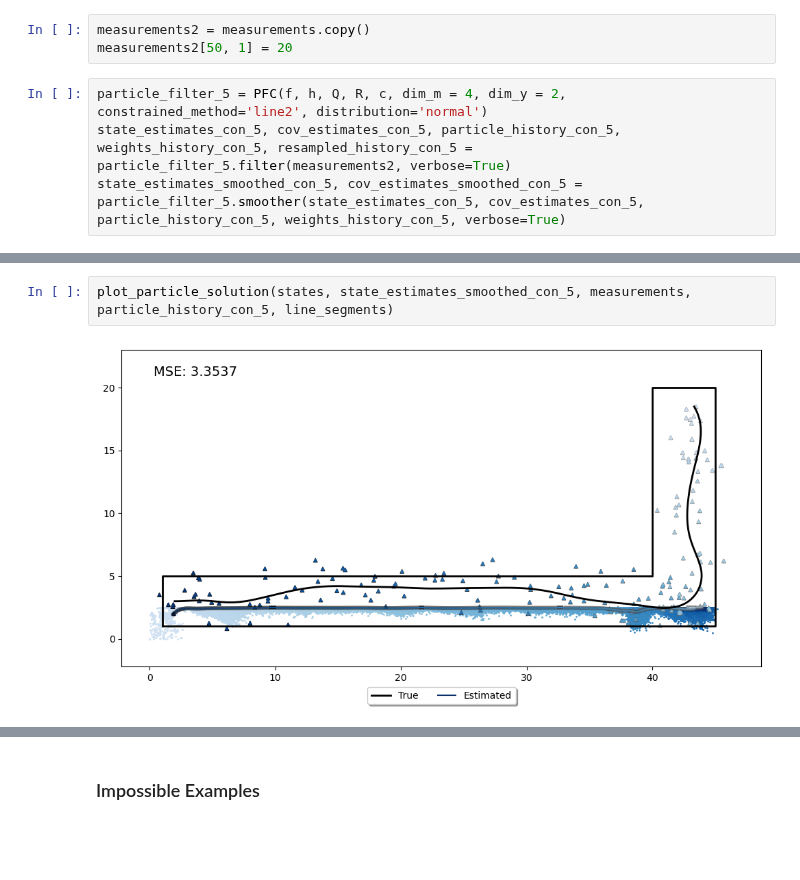
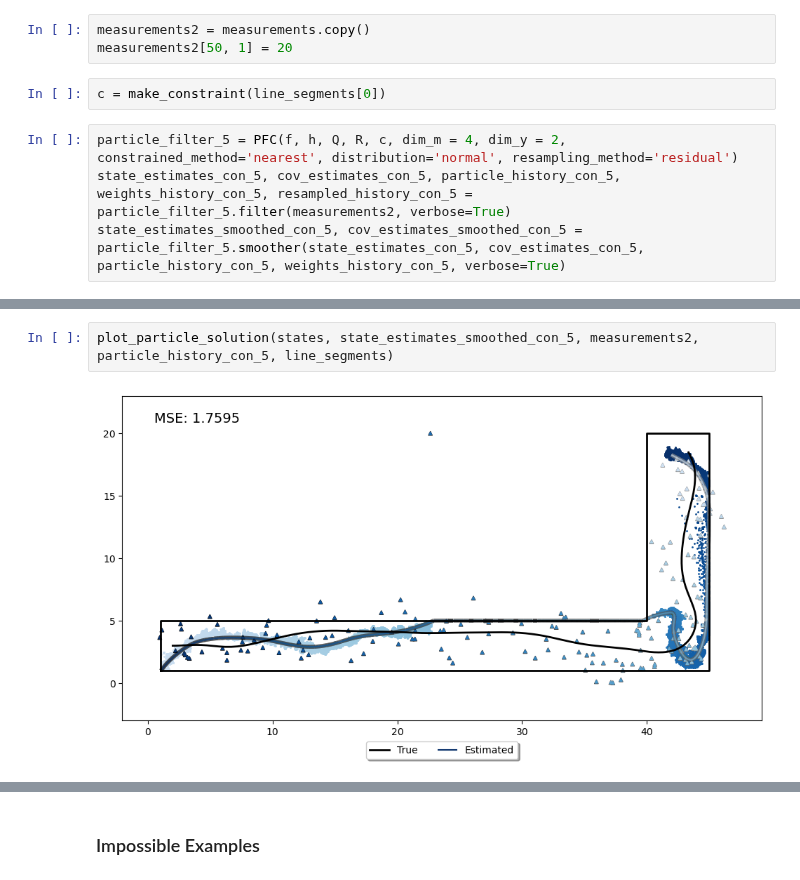
Before and after one commit to AndersGMadsen/bayesian-state-space-models, a Jupyter notebook: constrained_particle.ipynb, the cells around one changed output, grey strips where cells are left out. Drawn from its saved outputs; the diff is of its cells as text; blank space fills up the shorter version.

Commit message:
More constrained

```diff
--- a/constrained_particle.ipynb
+++ b/constrained_particle.ipynb
@@ -20,7 +20,9 @@ Q, R, f, h = model.get_linear_model_function()
 # %%
 measurements2 = measurements.copy()
 measurements2[50, 1] = 20
+# %%
+c = make_constraint(line_segments[0])
 # %%
-particle_filter_5 = PFC(f, h, Q, R, c, dim_m = 4, dim_y = 2, constrained_method='line2', distribution='normal')
+particle_filter_5 = PFC(f, h, Q, R, c, dim_m = 4, dim_y = 2, constrained_method='nearest', distribution='normal', resampling_method='residual')
 state_estimates_con_5, cov_estimates_con_5, particle_history_con_5, weights_history_con_5, resampled_history_con_5 = particle_filter_5.filter(measurements2, verbose=True)
 state_estimates_smoothed_con_5, cov_estimates_smoothed_con_5 = particle_filter_5.smoother(state_estimates_con_5, cov_estimates_con_5, particle_history_con_5, weights_history_con_5, verbose=True)
@@ -27,4 +33,4 @@ state_estimates_smoothed_con_5, cov_estimates_smoothed_con_5 = particle_filter_5
 # %%
-plot_particle_solution(states, state_estimates_smoothed_con_5, measurements, particle_history_con_5, line_segments)
+plot_particle_solution(states, state_estimates_smoothed_con_5, measurements2, particle_history_con_5, line_segments)
 # %% [output]
-[figure, old version]
+[figure, new version]
```
Also changed, not shown: parts of 3 cells of this notebook, 2 other files.
